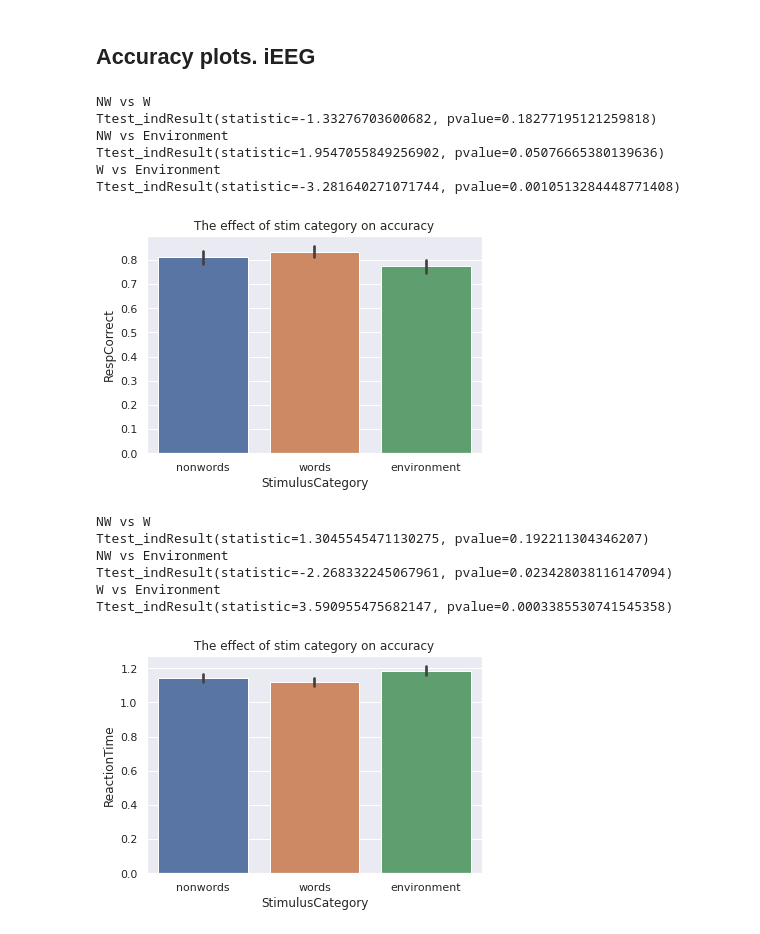
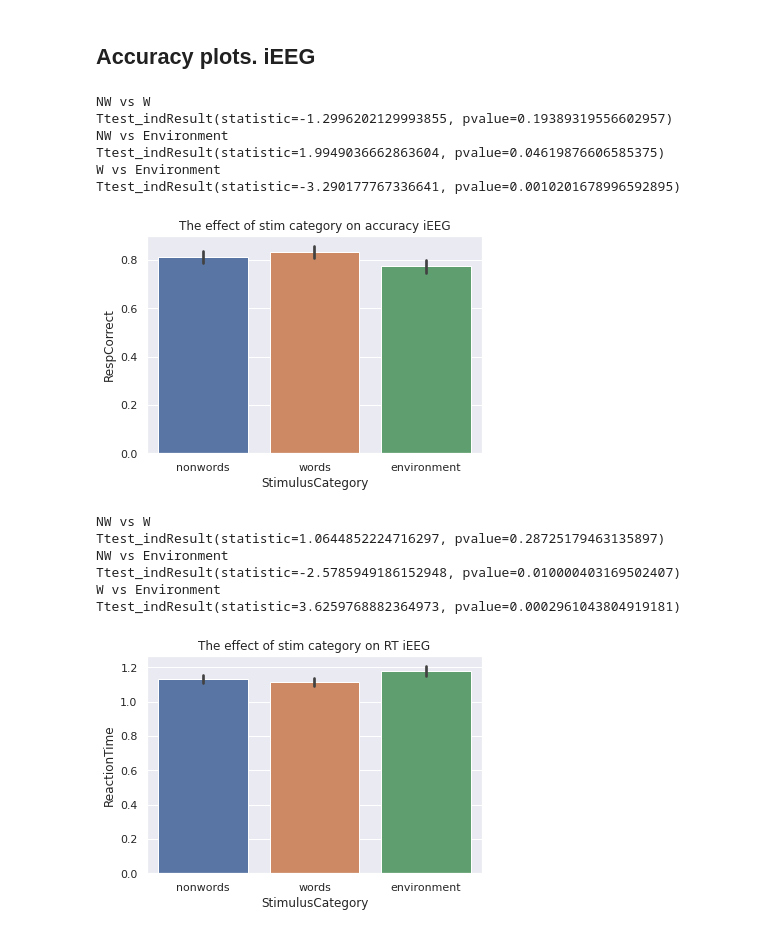
Before and after one commit to cristinarainich/Sternberg_analysis, a Jupyter notebook: Preprocessing_of_datasets_Environmental.ipynb, the cells around one changed output. Saved outputs shown, nothing was run; the diff lists cells and outputs as text; code cells hidden in the pictures.

```diff
--- a/Preprocessing_of_datasets_Environmental.ipynb
+++ b/Preprocessing_of_datasets_Environmental.ipynb
@@ -285,3 +354,5 @@ ieeg_[(ieeg_['Resp'] != 'None') & (ieeg_['ReactionTime'] > 2.5)]
 | 399 | 5 | 2.972747 | 37.0 | Yes | 1 | 4 | 1 | ... |
 | 432 | 7 | 2.595327 | 37.0 | Yes | 0 | 16 | 0 | ... |
 | 578 | 6 | 3.853890 | 39.0 | No | 0 | 7 | 1 | ... |
+# %%
+ieeg_no_outliers = ieeg_.drop([293, 317, 320, 383, 384, 399, 432, 578])
@@ -594,29 +782,29 @@ print('NW vs E', ttest(x,y))
 # %% [markdown]
 ## Accuracy plots. iEEG
 # %%
-sns.barplot(x='StimulusCategory', y='RespCorrect', data = ieeg_)
-pl.title('The effect of stim category on accuracy');
+sns.barplot(x='StimulusCategory', y='RespCorrect', data = ieeg_no_outliers)
+pl.title('The effect of stim category on accuracy iEEG');
 print('NW vs W')
-x, y = ieeg_[ieeg_['StimulusCategory'] == 'nonwords']['RespCorrect'], ieeg_[ieeg_['StimulusCategory'] == 'words']['RespCorrect']
+x, y = ieeg_no_outliers[ieeg_no_outliers['StimulusCategory'] == 'nonwords']['RespCorrect'], ieeg_no_outliers[ieeg_no_outliers['StimulusCategory'] == 'words']['RespCorrect']
 print(ttest(x,y))
 print('NW vs Environment')
-x, y = ieeg_[ieeg_['StimulusCategory'] == 'nonwords']['RespCorrect'], ieeg_[ieeg_['StimulusCategory'] == 'environment']['RespCorrect']
+x, y = ieeg_no_outliers[ieeg_no_outliers['StimulusCategory'] == 'nonwords']['RespCorrect'], ieeg_no_outliers[ieeg_no_outliers['StimulusCategory'] == 'environment']['RespCorrect']
 print(ttest(x,y))
 print('W vs Environment')
-x, y = ieeg_[ieeg_['StimulusCategory'] == 'environment']['RespCorrect'], ieeg_[ieeg_['StimulusCategory'] == 'words']['RespCorrect']
+x, y = ieeg_no_outliers[ieeg_no_outliers['StimulusCategory'] == 'environment']['RespCorrect'], ieeg_no_outliers[ieeg_no_outliers['StimulusCategory'] == 'words']['RespCorrect']
 print(ttest(x,y))
 # %% [output]
 NW vs W
-Ttest_indResult(statistic=-1.33276703600682, pvalue=0.18277195121259818)
+Ttest_indResult(statistic=-1.2996202129993855, pvalue=0.19389319556602957)
 NW vs Environment
-Ttest_indResult(statistic=1.9547055849256902, pvalue=0.05076665380139636)
+Ttest_indResult(statistic=1.9949036662863604, pvalue=0.04619876606585375)
 W vs Environment
-Ttest_indResult(statistic=-3.281640271071744, pvalue=0.0010513284448771408)
+Ttest_indResult(statistic=-3.290177767336641, pvalue=0.0010201678996592895)
-[figure, old version]
+[figure, new version]
 # %%
-ieeg_no_nones = ieeg_[ieeg_['Resp'] != 'None']
+ieeg_no_nones = ieeg_no_outliers[ieeg_no_outliers['Resp'] != 'None']
 sns.barplot(x='StimulusCategory', y='ReactionTime', data = ieeg_no_nones)
-pl.title('The effect of stim category on accuracy');
+pl.title('The effect of stim category on RT iEEG');
 print('NW vs W')
 x, y = ieeg_no_nones[ieeg_no_nones['StimulusCategory'] == 'nonwords']['ReactionTime'], ieeg_no_nones[ieeg_no_nones['StimulusCategory'] == 'words']['ReactionTime']
 print(ttest(x,y))
@@ -628,10 +816,10 @@ x, y = ieeg_no_nones[ieeg_no_nones['StimulusCategory'] == 'environment']['Reacti
 print(ttest(x,y))
 # %% [output]
 NW vs W
-Ttest_indResult(statistic=1.3045545471130275, pvalue=0.192211304346207)
+Ttest_indResult(statistic=1.0644852224716297, pvalue=0.28725179463135897)
 NW vs Environment
-Ttest_indResult(statistic=-2.268332245067961, pvalue=0.023428038116147094)
+Ttest_indResult(statistic=-2.5785949186152948, pvalue=0.010000403169502407)
 W vs Environment
-Ttest_indResult(statistic=3.590955475682147, pvalue=0.0003385530741545358)
+Ttest_indResult(statistic=3.6259768882364973, pvalue=0.0002961043804919181)
-[figure, old version]
+[figure, new version]
 # %%
```
Also changed, not shown: parts of 43 cells of this notebook.
